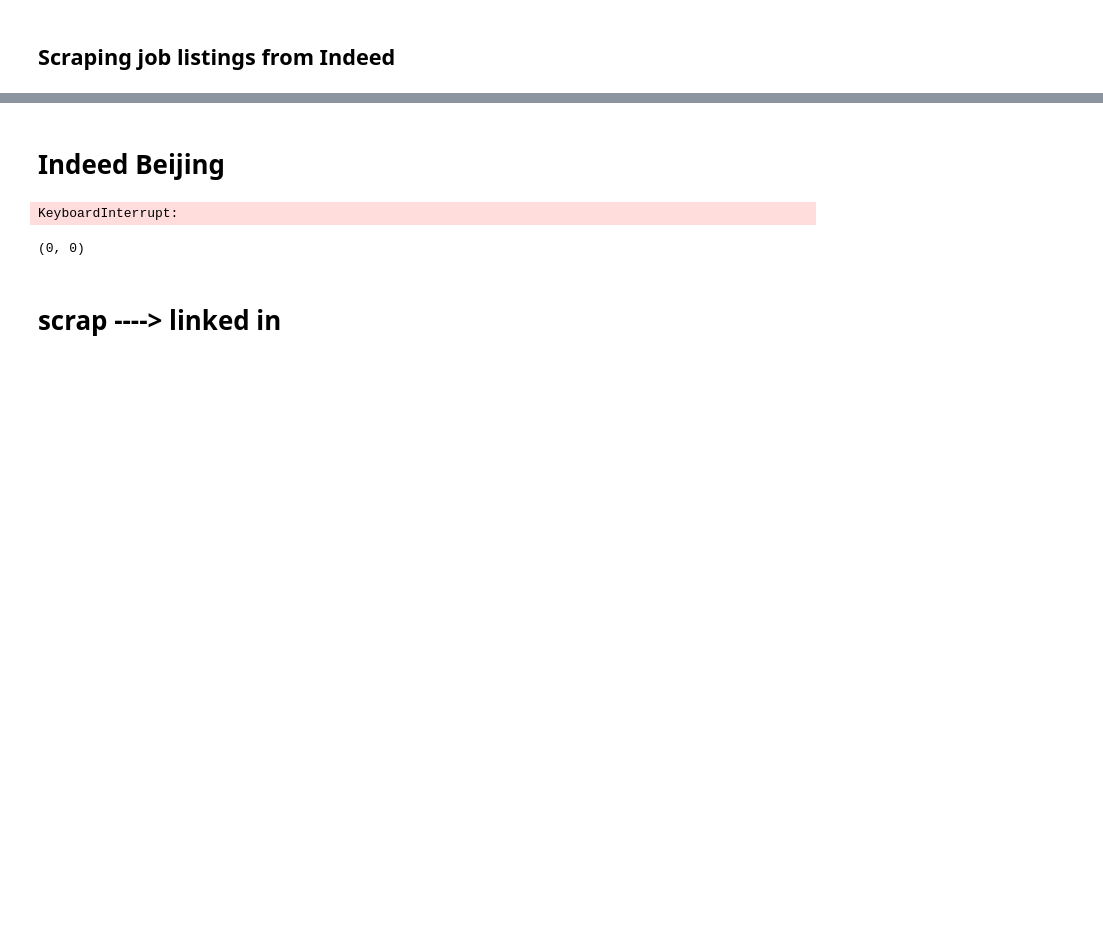
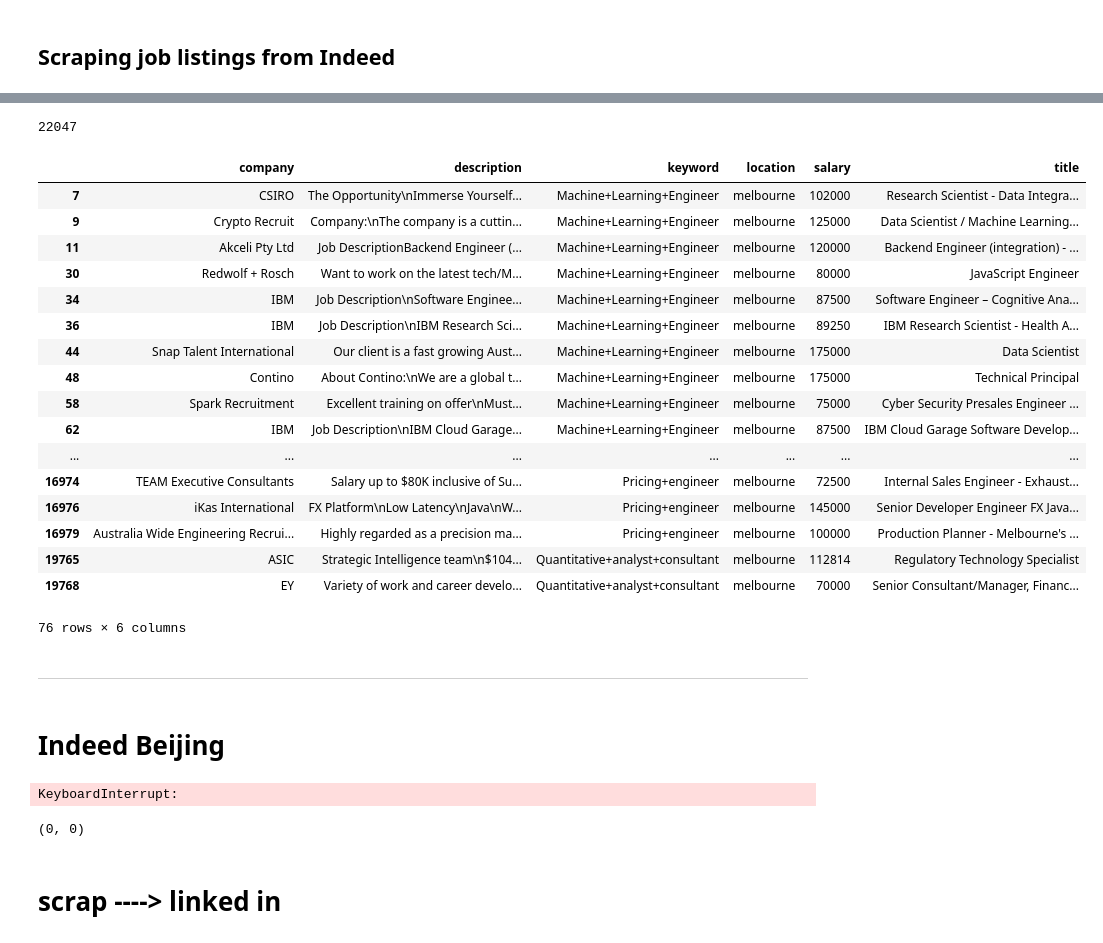
Before and after one commit to cxllqhy/Charis-recent-projects, a Jupyter notebook: CharisProject4Part1.ipynb, the cells around one changed output, grey strips where cells are left out. Saved outputs shown, nothing was run; the diff lists cells and outputs as text; code cells hidden in the pictures; blank space fills up the shorter version.

```diff
--- a/CharisProject4Part1.ipynb
+++ b/CharisProject4Part1.ipynb
@@ -22,10 +16,10 @@ df = pd.DataFrame()
 data = {}
 counter = 0
 
-keywords = ["Data+Science", "Machine+Learning+Engineer",
-            "Data+Sales+Engineer", "Data+Consultant", "Artificial+Intelligence+Engineer",
-            "Machine+Learning+Consultant", "Natural+Language+Processing", "Computer+Vision", "Legal+Tech",
-            "AI+sales+engineer", "Optimisation+engineer", "Pricing+engineer", "Quantitative+analyst+consultant"]
+keywords = ["Machine+Learning+Engineer", "algorithmic+trading", "financial+technology"
+            "Data+Sales+Engineer", "Data+Consultant+Scientist", "Artificial+Intelligence",
+            "Natural+Language+Processing", "Computer+Vision", "Legal+techology",
+            "Optimisation+engineer", "Pricing+engineer", "Quantitative+analyst+consultant"]
 counter = 0
 
 for keyword in keywords:
@@ -49,7 +43,6 @@ for keyword in keywords:
                 soup2 = BeautifulSoup(html2, 'html.parser')
                 details = soup2.find('div',{'id': 'jobDescriptionText'}).get_text().strip()
             except: details='NA'
-            df = df.append({"keyword": keyword, "jobid": counter, "company":company, "title": title, "salary": salary, "location": location, "description": details}, ignore_index=True)
             data.update({counter: {"keyword":keyword, "location":location, "company": company, "title": title, "salary": salary, "description": details}})
             counter = counter + 1
 # %%
@@ -60 +51,3 @@ df.to_csv('indeedMelbourneMay17.csv', index=False, encoding='utf-8')
+# %%
+df = pd.DataFrame.from_dict(data).T
 # %%
@@ -62,2 +62,4 @@ df.shape
 # %%
 len(data)
+# %% [output]
+22047
@@ -99 +66,26 @@ for keyword in keywords:
+# %%
+# remove duplicates
+salary = df.drop_duplicates(keep="first").dropna()
+salary.location = 'melbourne'
+# %%
+# Converts other salaries into yearly salaries.
+def salary_conversion(salarynumber):
+    salarynumber = str(salarynumber).replace("$","").replace(",","").replace("-"," ")
+    if "year" in salarynumber:
+        newsal = np.mean([float(s) for s in salarynumber.split() if s.isdecimal()])
+    elif "month" in salarynumber:
+        newsal = np.mean([float(s) for s in salarynumber.split() if s.isdecimal()])*12
+    elif "week" in salarynumber:
+        newsal = np.mean([float(s) for s in salarynumber.split() if s.isdecimal()])*47            # assumption of 5 weeks annual leave and public holidays 52-5=47 weeks per year
+    elif "day" in salarynumber:      # 47weeks*5days=235days per year
+        newsal = np.mean([float(s) for s in salarynumber.split() if s.isdecimal()])*235
+    elif "hour" in salarynumber:     #
+        newsal = np.mean([float(s) for s in salarynumber.split() if s.isdecimal()])*7.5*235
+    else:
+        newsal = "NA"
+    return newsal
+
+salary.loc[:,"salary"] = salary.loc[:,"salary"].map(salary_conversion)
+
+salary = salary[salary.salary != 'NA']
 # %%
@@ -104,3 +93,26 @@ df.to_csv('indeedMelbourneMay17.csv', index=False, encoding='utf-8')
+# %%
+salary
+# %% [output]
+|  | company | description | keyword | location | salary | title |
+| 7 | CSIRO | The Opportunity\nImmerse Yourself... | Machine+Learning+Engineer | melbourne | 102000 | Research Scientist - Data Integra... |
+| 9 | Crypto Recruit | Company:\nThe company is a cuttin... | Machine+Learning+Engineer | melbourne | 125000 | Data Scientist / Machine Learning... |
+| 11 | Akceli Pty Ltd | Job DescriptionBackend Engineer (... | Machine+Learning+Engineer | melbourne | 120000 | Backend Engineer (integration) - ... |
+| 30 | Redwolf + Rosch | Want to work on the latest tech/M... | Machine+Learning+Engineer | melbourne | 80000 | JavaScript Engineer |
+| 34 | IBM | Job Description\nSoftware Enginee... | Machine+Learning+Engineer | melbourne | 87500 | Software Engineer – Cognitive Ana... |
+| 36 | IBM | Job Description\nIBM Research Sci... | Machine+Learning+Engineer | melbourne | 89250 | IBM Research Scientist - Health A... |
+| 44 | Snap Talent International | Our client is a fast growing Aust... | Machine+Learning+Engineer | melbourne | 175000 | Data Scientist |
+| 48 | Contino | About Contino:\nWe are a global t... | Machine+Learning+Engineer | melbourne | 175000 | Technical Principal |
+| 58 | Spark Recruitment | Excellent training on offer\nMust... | Machine+Learning+Engineer | melbourne | 75000 | Cyber Security Presales Engineer ... |
+| 62 | IBM | Job Description\nIBM Cloud Garage... | Machine+Learning+Engineer | melbourne | 87500 | IBM Cloud Garage Software Develop... |
+| ... | ... | ... | ... | ... | ... | ... |
+| 16974 | TEAM Executive Consultants | Salary up to $80K inclusive of Su... | Pricing+engineer | melbourne | 72500 | Internal Sales Engineer - Exhaust... |
+| 16976 | iKas International | FX Platform\nLow Latency\nJava\nW... | Pricing+engineer | melbourne | 145000 | Senior Developer Engineer FX Java... |
+| 16979 | Australia Wide Engineering Recrui... | Highly regarded as a precision ma... | Pricing+engineer | melbourne | 100000 | Production Planner - Melbourne's ... |
+| 19765 | ASIC | Strategic Intelligence team\n$104... | Quantitative+analyst+consultant | melbourne | 112814 | Regulatory Technology Specialist |
+| 19768 | EY | Variety of work and career develo... | Quantitative+analyst+consultant | melbourne | 70000 | Senior Consultant/Manager, Financ... |
+76 rows × 6 columns
+# %% [markdown]
+__________________
 # %% [markdown]
 # Indeed Beijing
 # %%
```
Also changed, not shown: parts of 7 cells of this notebook.
